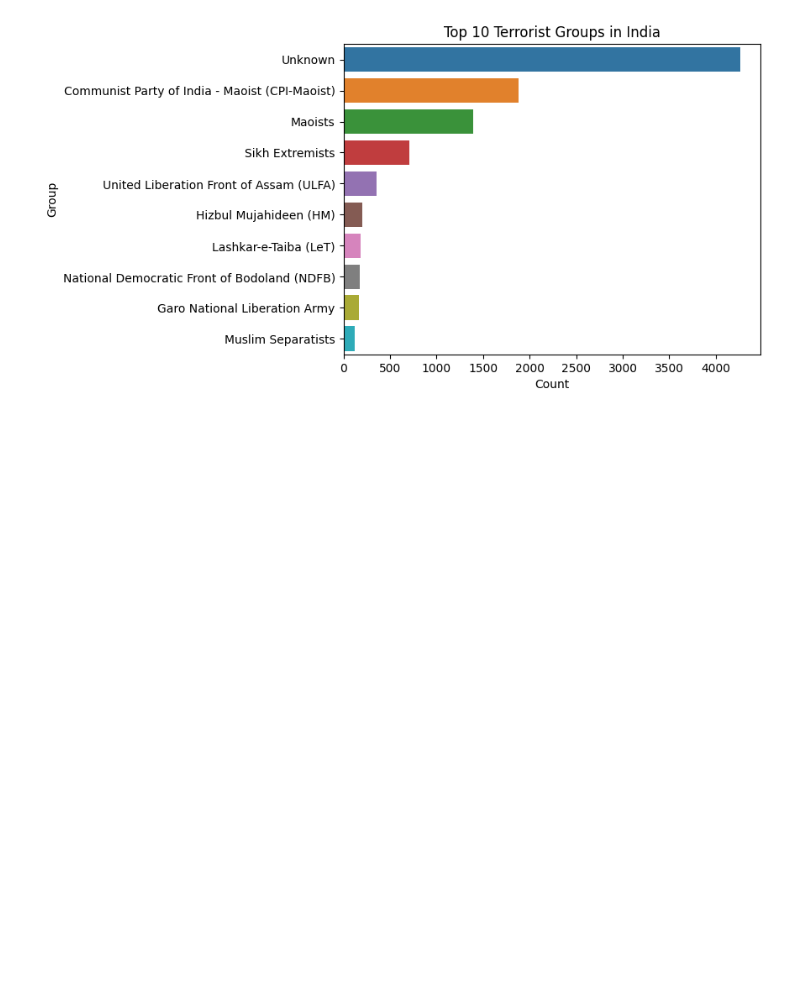
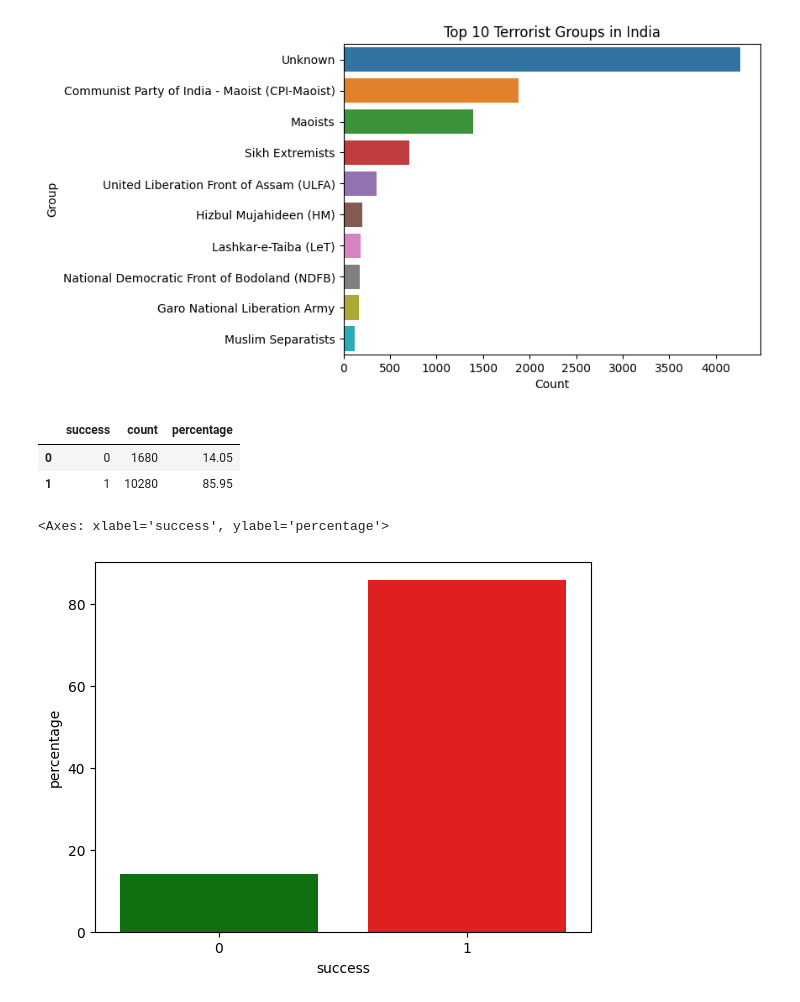
Before and after one commit to Gemini-Abhi/Machine-Learning-projects, a Jupyter notebook: Terrorism Project/Terrorism.ipynb, the cells around one changed output. Cells and saved outputs as stored; diff of their text form; code cells hidden in the pictures; blank space fills up the shorter version.

Commit message:
India Data Updated

```diff
--- a/Terrorism Project/Terrorism.ipynb
+++ b/Terrorism Project/Terrorism.ipynb
@@ -518,3 +518,17 @@ plt.title("Top 10 Terrorist Groups in India")
 # %% [output]
 Text(0.5, 1.0, 'Top 10 Terrorist Groups in India')
 [figure]
+# %%
+India = df2[(df2['Country']=='India')]
+India_success = India.groupby('success').size().reset_index(name='count')
+India_success['percentage'] = round(India_success['count']/len(India) * 100,2)
+India_success
+# %% [output]
+|  | success | count | percentage |
+| 0 | 0 | 1680 | 14.05 |
+| 1 | 1 | 10280 | 85.95 |
+# %%
+sns.barplot(x='success',y='percentage',data=India_success,palette=['green','red'])
+# %% [output]
+<Axes: xlabel='success', ylabel='percentage'>
+[figure, added]
```
Also changed, not shown: parts of 3 cells of this notebook.
